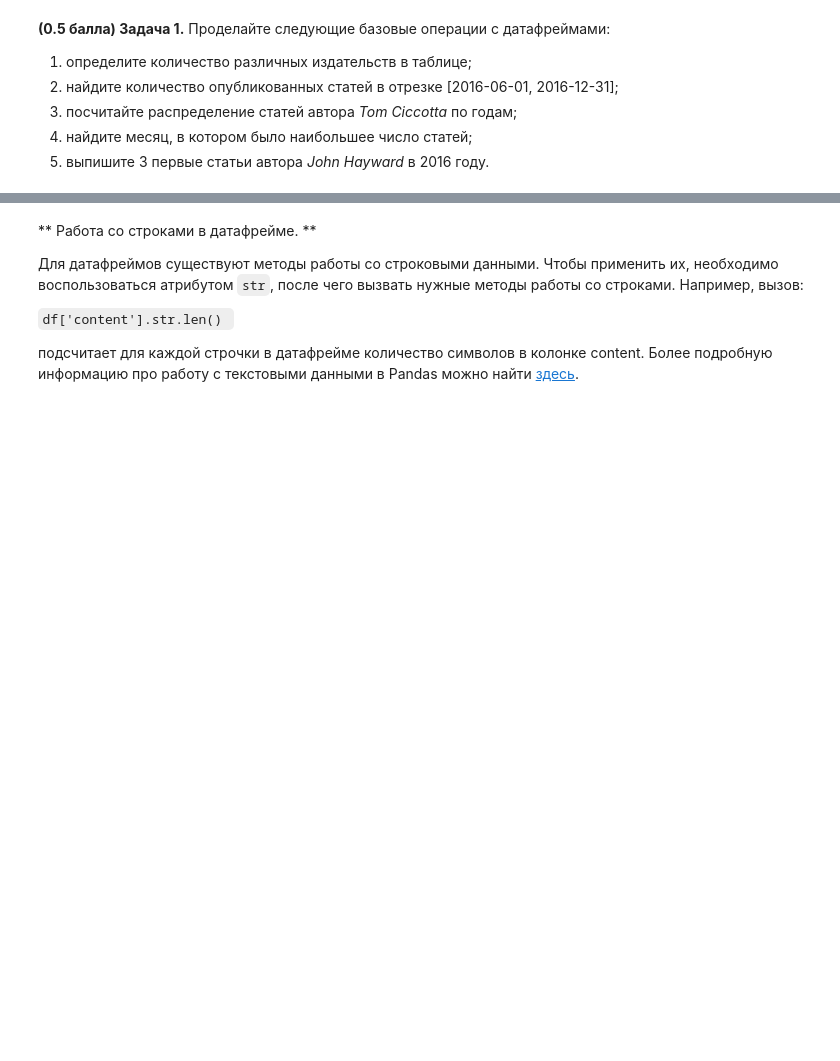
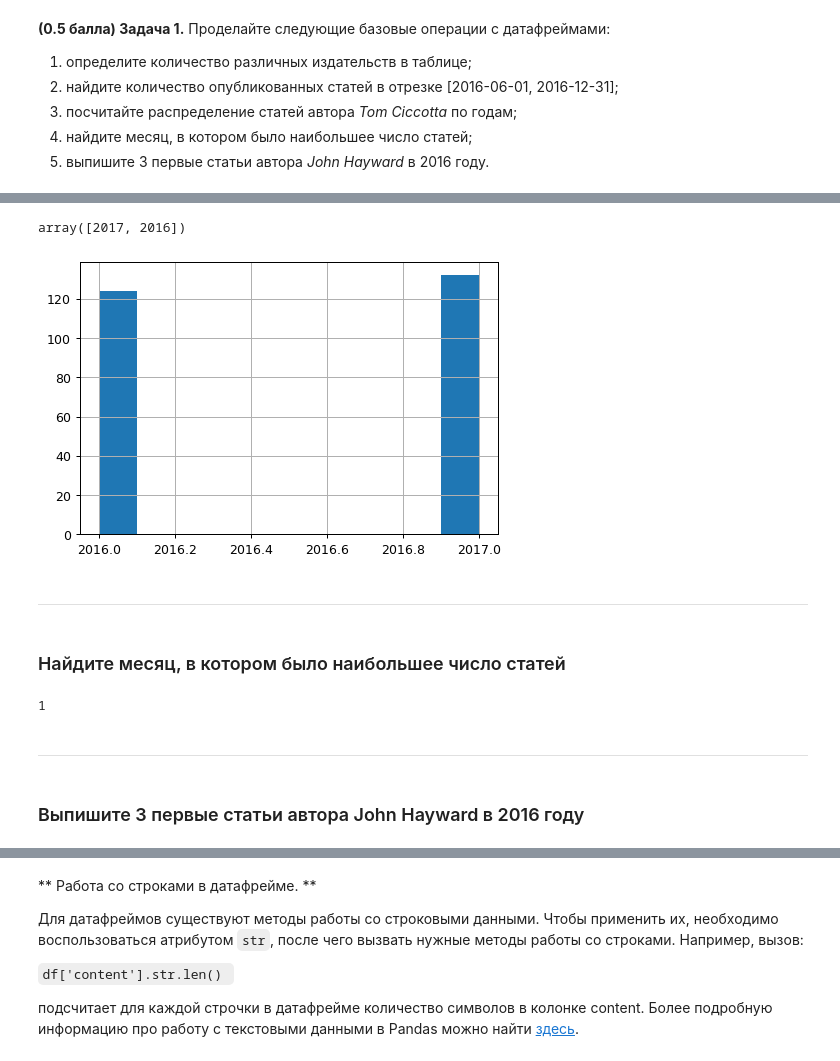
Before and after one commit to gavt45/algem-2-sem-term, a Jupyter notebook: Pandas.ipynb, the cells around one changed output, grey strips where cells are left out. Saved outputs shown, nothing was run; the diff lists cells and outputs as text; code cells hidden in the pictures; blank space fills up the shorter version.

Commit message:
Решил pandas

```diff
--- a/Pandas.ipynb
+++ b/Pandas.ipynb
@@ -25,0 +34,2 @@
+# %%
+tab = pd.read_csv('articles.xls', index_col='id')
@@ -33,0 +66,2 @@
+# %%
+tab.date = pd.to_datetime(tab.date)
@@ -33,0 +86,23 @@
+# %%
+tab[tab.author == 'Tom Ciccotta'].year.unique()
+# %% [output]
+array([2017, 2016])
+# %%
+fig,ax = plt.subplots(dpi=90)
+tab[tab.author == 'Tom Ciccotta'].year.hist(ax=ax)
+plt.show()
+# %% [output]
+[figure, added]
+# %% [markdown]
+___
+# %% [markdown]
+### Найдите месяц, в котором было наибольшее число статей
+# %%
+tab.groupby('month').count()['publication'].idxmax()
+# https://pandas.pydata.org/pandas-docs/stable/reference/api/pandas.DataFrame.idxmax.html
+# %% [output]
+1
+# %% [markdown]
+___
+# %% [markdown]
+### Выпишите 3 первые статьи автора John Hayward в 2016 году
```
Also changed, not shown: parts of 44 cells of this notebook, 1 other file.
